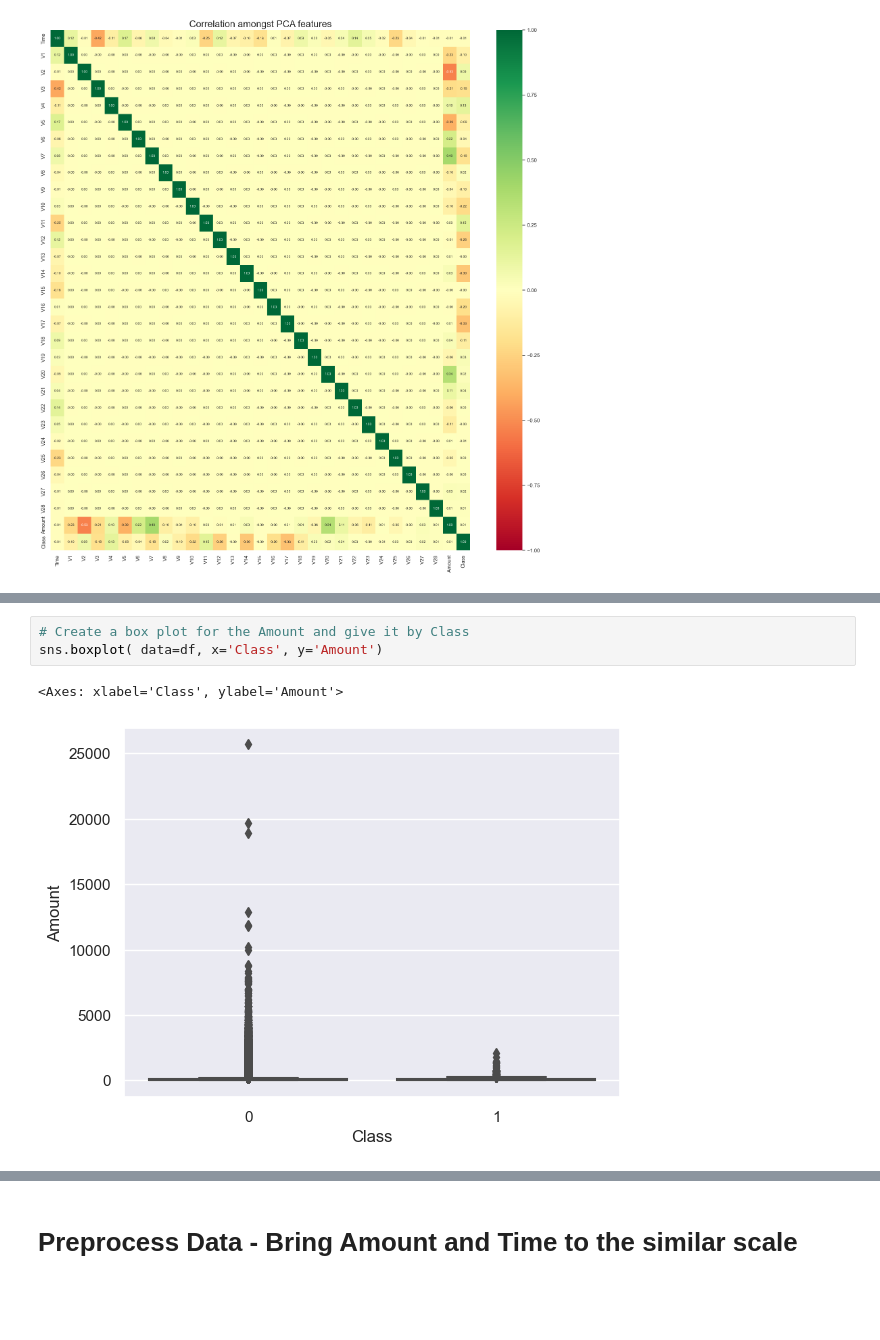
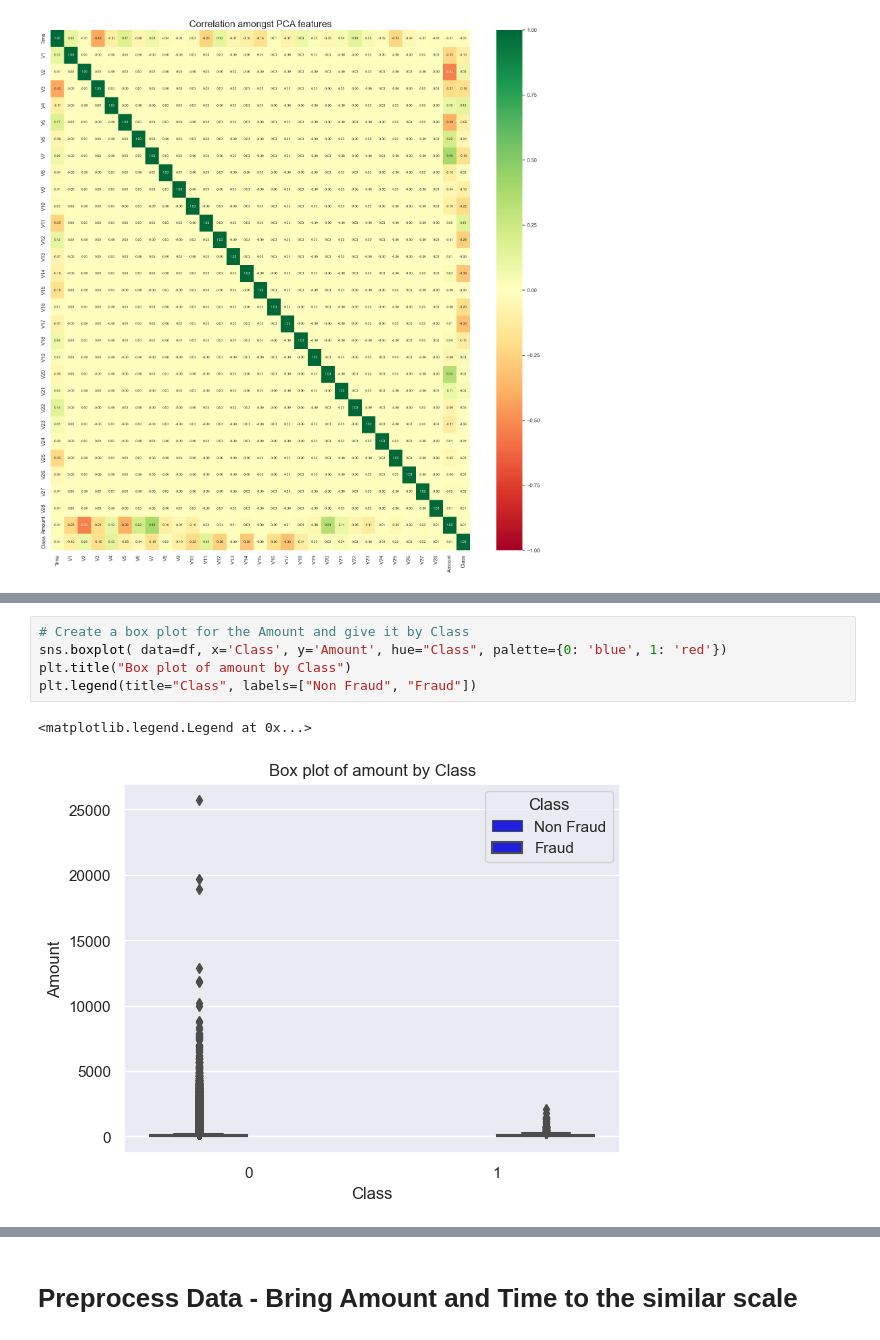
Before and after one commit to RatishMoondra/CreditCardFraudDetection, a Jupyter notebook: CreditCardFraudDetection.ipynb, the cells around one changed output, grey strips where cells are left out. Cells and saved outputs as stored; diff of their text form; blank space fills up the shorter version.

```diff
--- a/CreditCardFraudDetection.ipynb
+++ b/CreditCardFraudDetection.ipynb
@@ -139,8 +155,10 @@ plt.show()
 [figure]
 # %%
 # Create a box plot for the Amount and give it by Class
-sns.boxplot( data=df, x='Class', y='Amount')
+sns.boxplot( data=df, x='Class', y='Amount', hue="Class", palette={0: 'blue', 1: 'red'})
+plt.title("Box plot of amount by Class")
+plt.legend(title="Class", labels=["Non Fraud", "Fraud"])
 # %% [output]
-<Axes: xlabel='Class', ylabel='Amount'>
+<matplotlib.legend.Legend at 0x...>
-[figure, old version]
+[figure, new version]
 # %%
```
Also changed, not shown: parts of 41 cells of this notebook.
